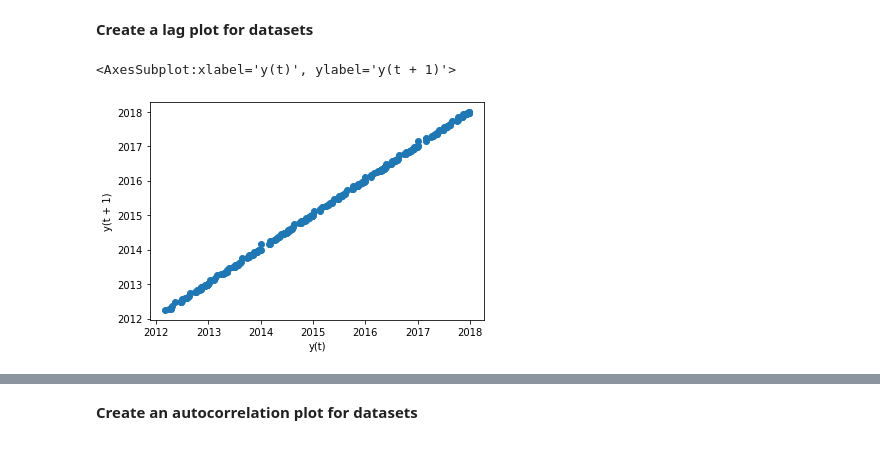
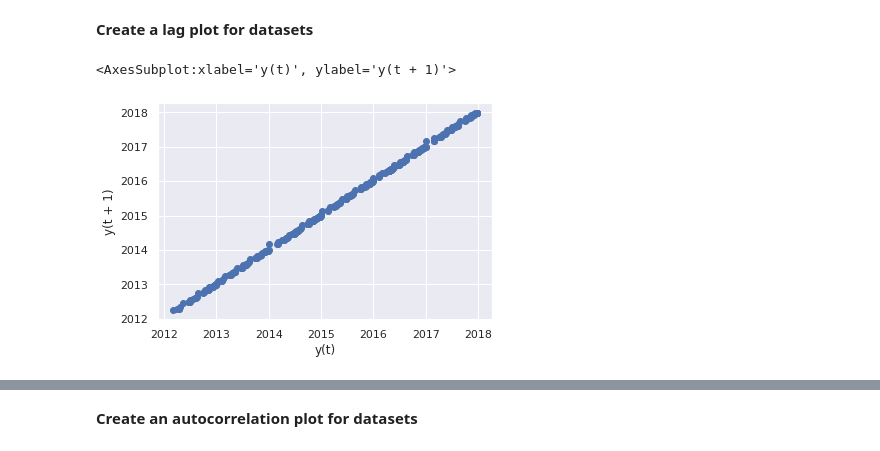
Before and after one commit to AleksandrMorozov123/Competition-on-kaggle-, a Jupyter notebook: time-series-forecasting-with-python.ipynb, the cells around one changed output, grey strips where cells are left out. Drawn from its saved outputs; the diff is of its cells as text; code cells hidden in the pictures.

```diff
--- a/time-series-forecasting-with-python.ipynb
+++ b/time-series-forecasting-with-python.ipynb
@@ -146,33 +161,21 @@ transactions ['date'] = pd.to_datetime(transactions ['date'])
 # %% [markdown]
 **Create a lag plot for datasets**
 # %%
-# import required libraries
-import datetime as dt
-import os
-import warnings
-from collections import UserDict
-from glob import glob
-import matplotlib.pyplot as plt
-import numpy as np
-import pandas as pd
-from IPython.display import Image
-%matplotlib inline
-
 pd.options.display.float_format = "{:, .2f}".format
 np.set_printoptions (precision = 2)
 warnings.filterwarnings ("ignore")
 
 # import lag_plot function
 from pandas.plotting import lag_plot
-plt.figure ()
+sns.set ()
 
 # pass the lag argument and plot the values
 # when lag = 1 the plot is essentially data [:-1] vs. data [1:]
 # plot our holiday data set
 lag_plot (holiday ['date'])
 # %% [output]
 <AxesSubplot:xlabel='y(t)', ylabel='y(t + 1)'>
-[figure, old version]
+[figure, new version]
 # %%
 # plot our oil data set
 lag_plot (oil ['date'])
```
Also changed, not shown: parts of 23 cells of this notebook.
